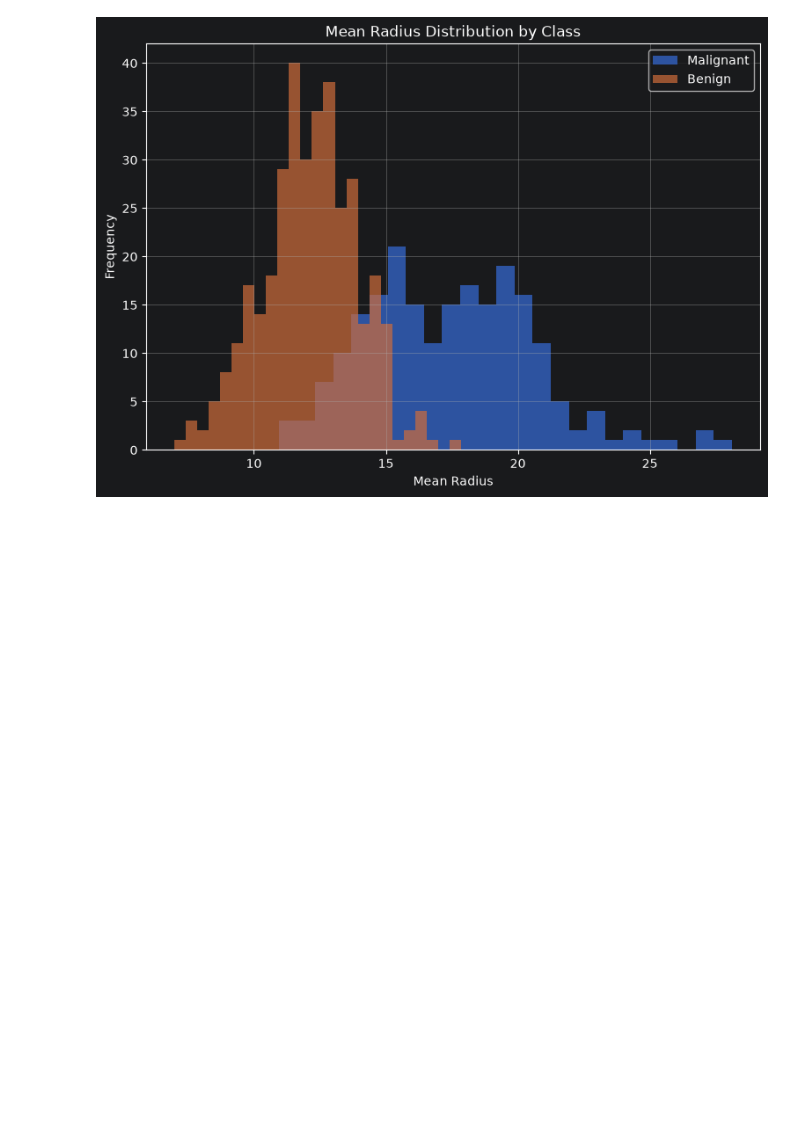
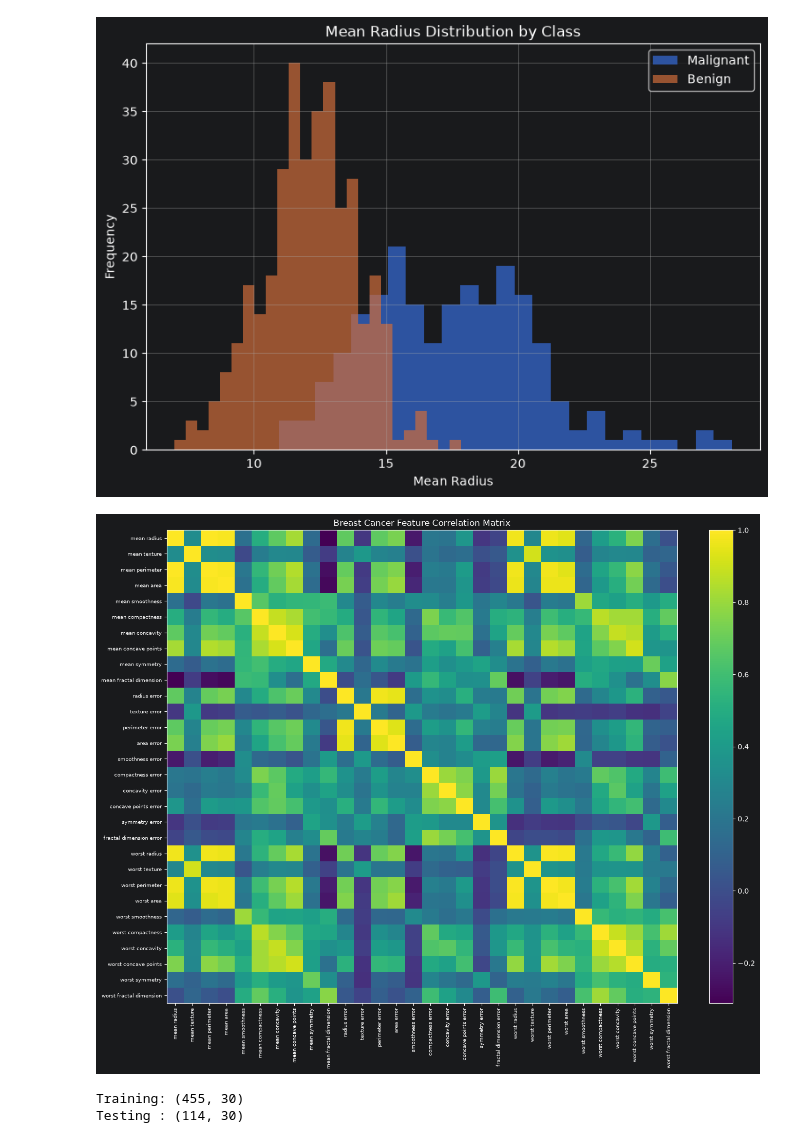
Before and after one commit to MUHAMMADZARYABKHAN-21/new.py, a Jupyter notebook: SCIKIT/Lesson24XGBOOSTProject_RealWorldWorkflow.ipynb, the cells around one changed output. Saved outputs shown, nothing was run; the diff lists cells and outputs as text; code cells hidden in the pictures; blank space fills up the shorter version.

Commit message:
model evaluations

```diff
--- a/SCIKIT/Lesson24XGBOOSTProject_RealWorldWorkflow.ipynb
+++ b/SCIKIT/Lesson24XGBOOSTProject_RealWorldWorkflow.ipynb
@@ -165,3 +167,55 @@ plt.grid()
 plt.show()
 # %% [output]
 [figure]
+# %%
+correlation = X.corr()
+
+plt.figure(figsize=(14, 11))
+
+plt.imshow(
+    correlation,
+    aspect="auto",
+
+
+)
+
+plt.colorbar()
+
+plt.xticks(
+    range(len(X.columns)),
+    X.columns,
+    rotation=90,
+    fontsize=7
+)
+
+plt.yticks(
+    range(len(X.columns)),
+    X.columns,
+    fontsize=7
+)
+
+plt.title(
+    "Breast Cancer Feature Correlation Matrix"
+)
+
+plt.tight_layout()
+
+plt.show()
+# %% [output]
+[figure, added]
+# %%
+from sklearn.model_selection import train_test_split
+
+X_train, X_test, y_train, y_test = train_test_split(
+    X,
+    y,
+    test_size=0.20,
+    stratify=y,
+    random_state=42
+)
+
+print("Training:", X_train.shape)
+print("Testing :", X_test.shape)
+# %% [output]
+Training: (455, 30)
+Testing : (114, 30)
```
Also changed, not shown: parts of 9 cells of this notebook.
